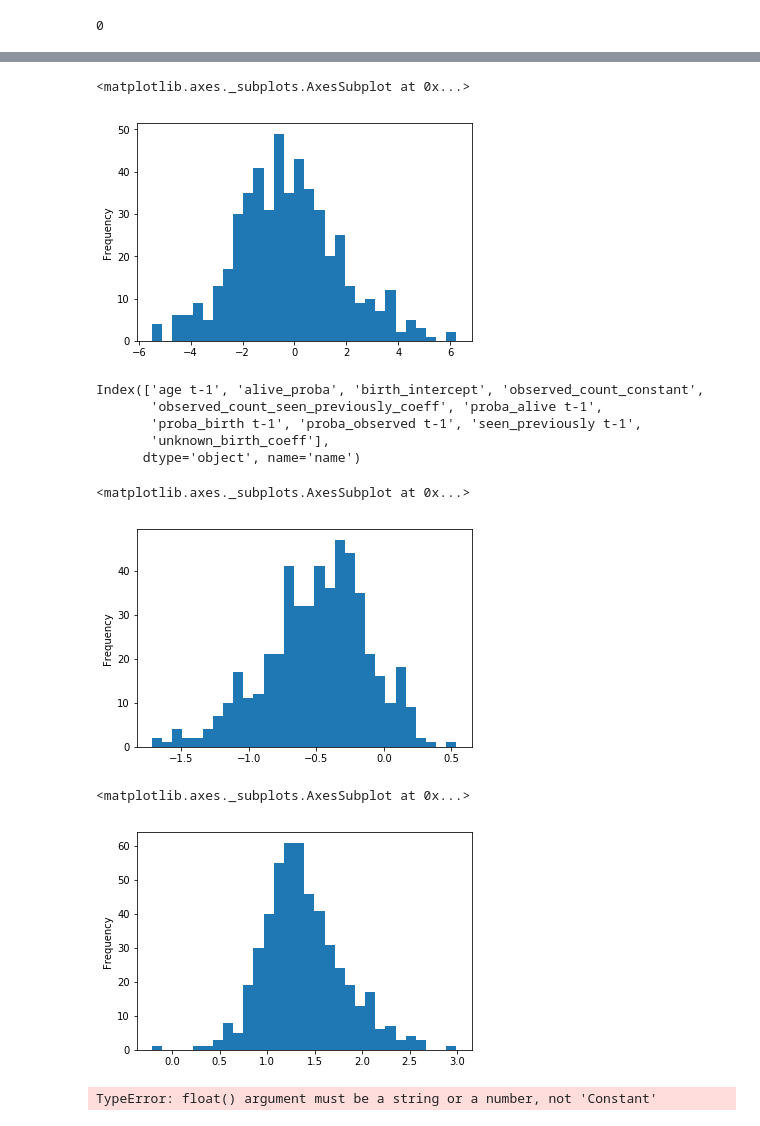
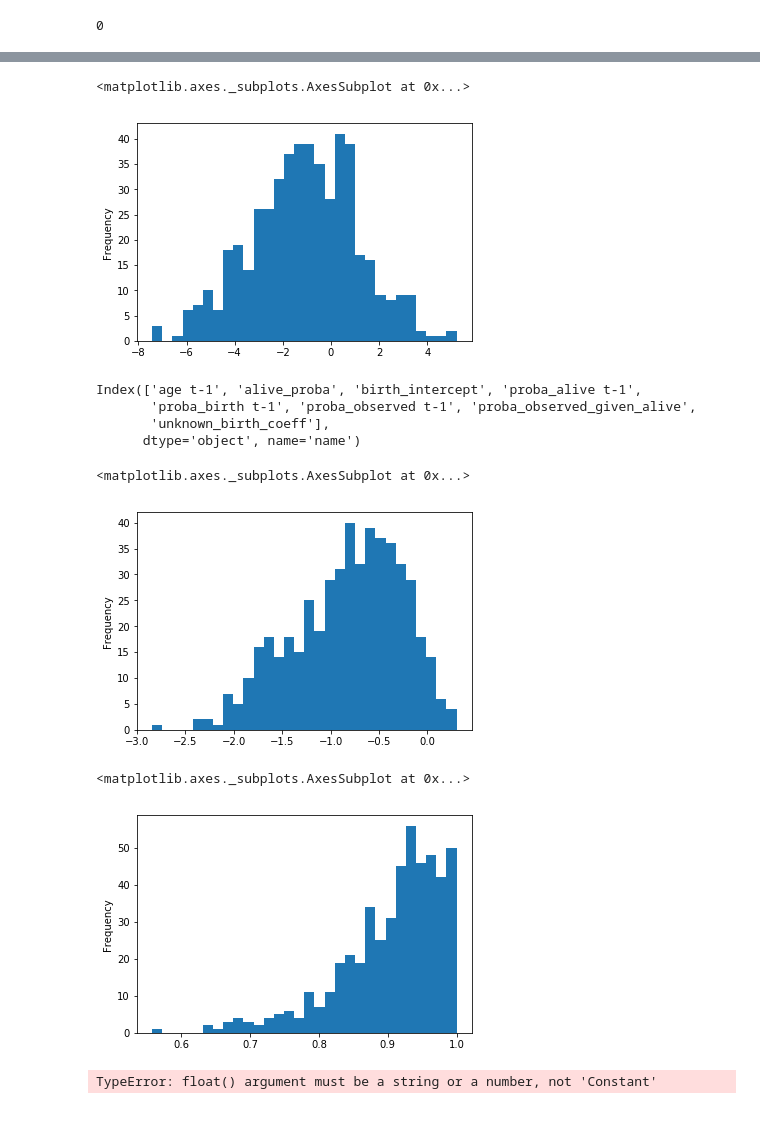
Before and after one commit to Edderic/mics-whales, a Jupyter notebook: mics-whales.ipynb, the cells around one changed output, grey strips where cells are left out. Drawn from its saved outputs; the diff is of its cells as text; code cells hidden in the pictures.

```diff
--- a/mics-whales.ipynb
+++ b/mics-whales.ipynb
@@ -854,11 +855,3 @@ priors = Distribution(**model_simple_priors['H002-3229'])
-# %%
-models = [
-    model_simple
-]
-
-parameter_priors = [
-    priors,
-]
 # %% [markdown]
 ### distance function
 # %%
@@ -1022,5 +1125,5 @@ ABC-SMC run ID: 7
 # %%
-history = abc.run(minimum_epsilon=1, max_nr_populations=10,)
+history = abc.run(minimum_epsilon=3, max_nr_populations=10,)
 # %% [output]
 INFO:ABC:t:0 eps:10
 INFO:ABC:t:1 eps:9
@@ -1036,5 +1137,5 @@ INFO:History:Done <ABCSMC(id=7, start_time=2019-04-05 12:13:13.132559, end_time=
 # %%
-dist, w = history.get_distribution(m=0, t=9)
+dist, w = history.get_distribution(m=0, t=7)
 # %%
 dist
 # %% [output]
@@ -1061,25 +1162,24 @@ dist
 dist['birth_intercept'].plot.hist(bins=30)
 # %% [output]
 <matplotlib.axes._subplots.AxesSubplot at 0x...>
-[figure, old version]
+[figure, new version]
 # %%
 dist.columns
 # %% [output]
-Index(['age t-1', 'alive_proba', 'birth_intercept', 'observed_count_constant',
-       'observed_count_seen_previously_coeff', 'proba_alive t-1',
-       'proba_birth t-1', 'proba_observed t-1', 'seen_previously t-1',
+Index(['age t-1', 'alive_proba', 'birth_intercept', 'proba_alive t-1',
+       'proba_birth t-1', 'proba_observed t-1', 'proba_observed_given_alive',
        'unknown_birth_coeff'],
       dtype='object', name='name')
 # %%
 dist['unknown_birth_coeff'].plot.hist(bins=30)
 # %% [output]
 <matplotlib.axes._subplots.AxesSubplot at 0x...>
-[figure, old version]
+[figure, new version]
 # %%
-dist['observed_count_seen_previously_coeff'].plot.hist(bins=30)
+dist['proba_observed_given_alive'].plot.hist(bins=30)
 # %% [output]
 <matplotlib.axes._subplots.AxesSubplot at 0x...>
-[figure, old version]
+[figure, new version]
 # %%
 model_simple(Distribution(model_simple_priors['H002-3229']))
 # %% [output]
```
Also changed, not shown: parts of 38 cells of this notebook, 1 other file.
